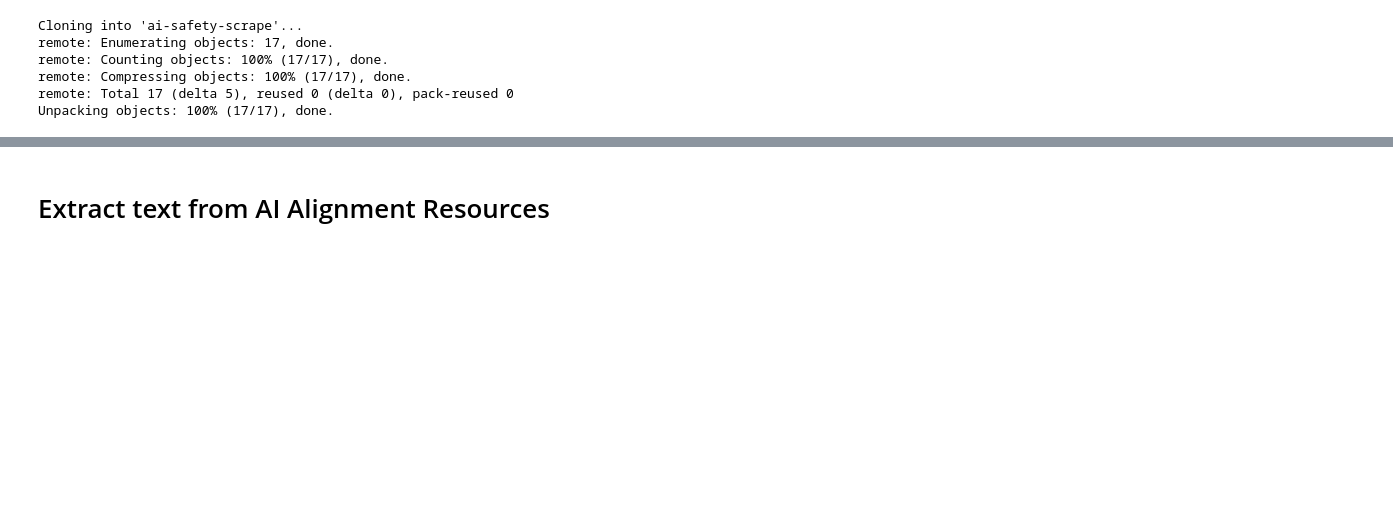
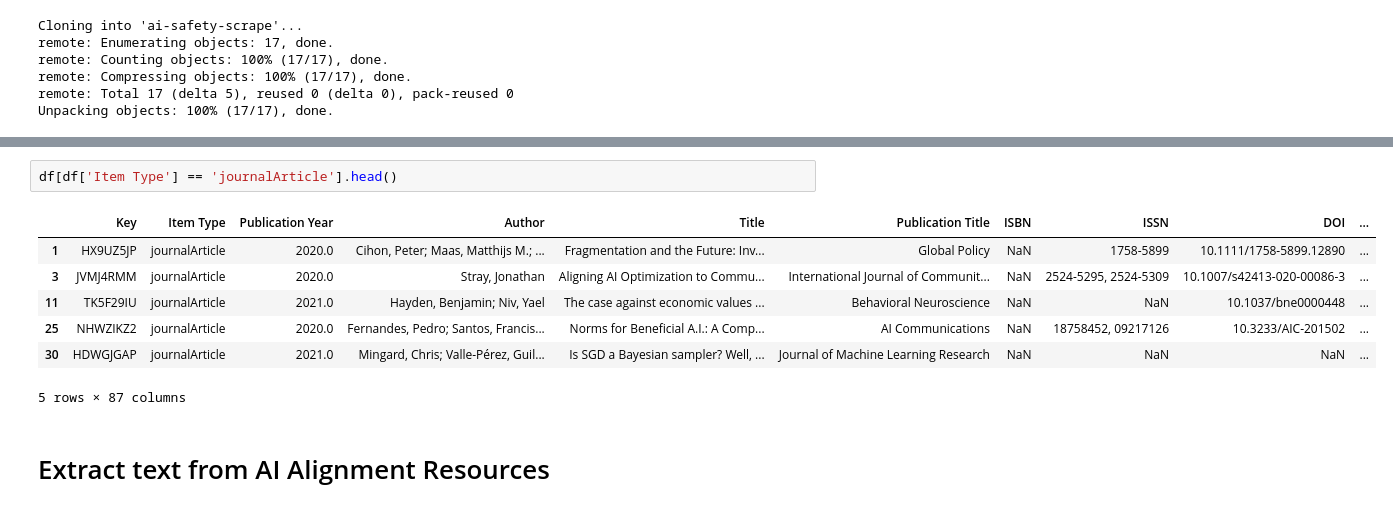
Before and after one commit to JayThibs/ai-safety-scrape, a Jupyter notebook: scrape_ai_alignment_content.ipynb, the cells around one changed output, grey strips where cells are left out. Saved outputs shown, nothing was run; the diff lists cells and outputs as text; blank space fills up the shorter version.

```diff
--- a/scrape_ai_alignment_content.ipynb
+++ b/scrape_ai_alignment_content.ipynb
@@ -51,3 +87,13 @@ Unpacking objects: 100% (17/17), done.
+# %%
+df[df['Item Type'] == 'journalArticle'].head()
+# %% [output]
+|  | Key | Item Type | Publication Year | Author | Title | Publication Title | ISBN | ISSN | DOI | ... |
+| 1 | HX9UZ5JP | journalArticle | 2020.0 | Cihon, Peter; Maas, Matthijs M.; ... | Fragmentation and the Future: Inv... | Global Policy | NaN | 1758-5899 | 10.1111/1758-5899.12890 | ... |
+| 3 | JVMJ4RMM | journalArticle | 2020.0 | Stray, Jonathan | Aligning AI Optimization to Commu... | International Journal of Communit... | NaN | 2524-5295, 2524-5309 | 10.1007/s42413-020-00086-3 | ... |
+| 11 | TK5F29IU | journalArticle | 2021.0 | Hayden, Benjamin; Niv, Yael | The case against economic values ... | Behavioral Neuroscience | NaN | NaN | 10.1037/bne0000448 | ... |
+| 25 | NHWZIKZ2 | journalArticle | 2020.0 | Fernandes, Pedro; Santos, Francis... | Norms for Beneficial A.I.: A Comp... | AI Communications | NaN | 18758452, 09217126 | 10.3233/AIC-201502 | ... |
+| 30 | HDWGJGAP | journalArticle | 2021.0 | Mingard, Chris; Valle-Pérez, Guil... | Is SGD a Bayesian sampler? Well, ... | Journal of Machine Learning Research | NaN | NaN | NaN | ... |
+5 rows × 87 columns
 # %% [markdown]
 # Extract text from AI Alignment Resources
 # %%
```
Also changed, not shown: parts of 6 cells of this notebook.
